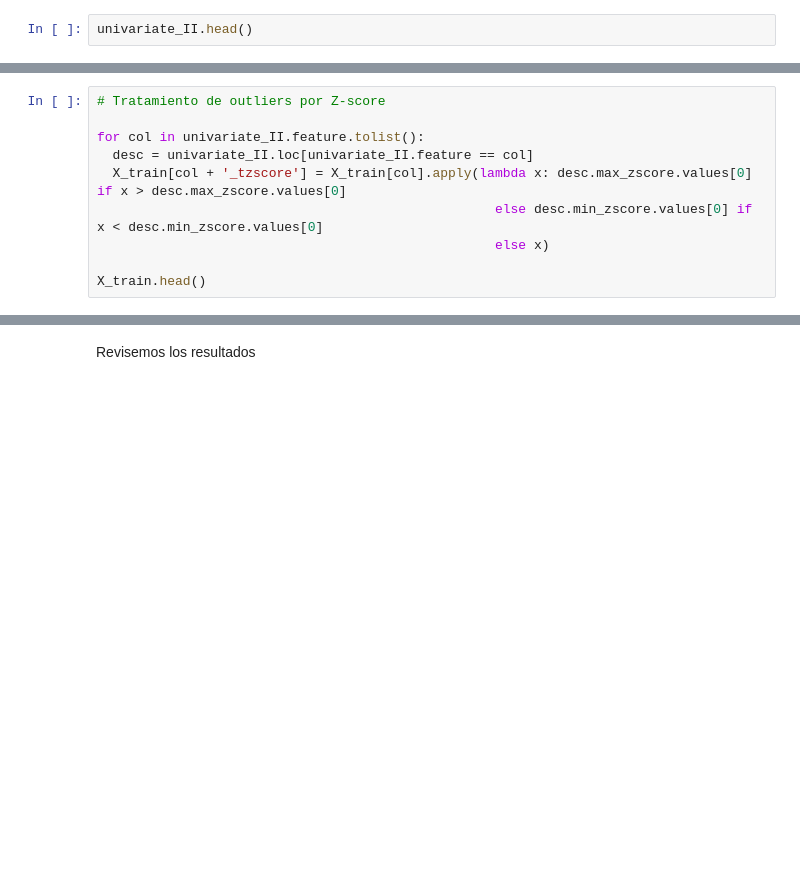
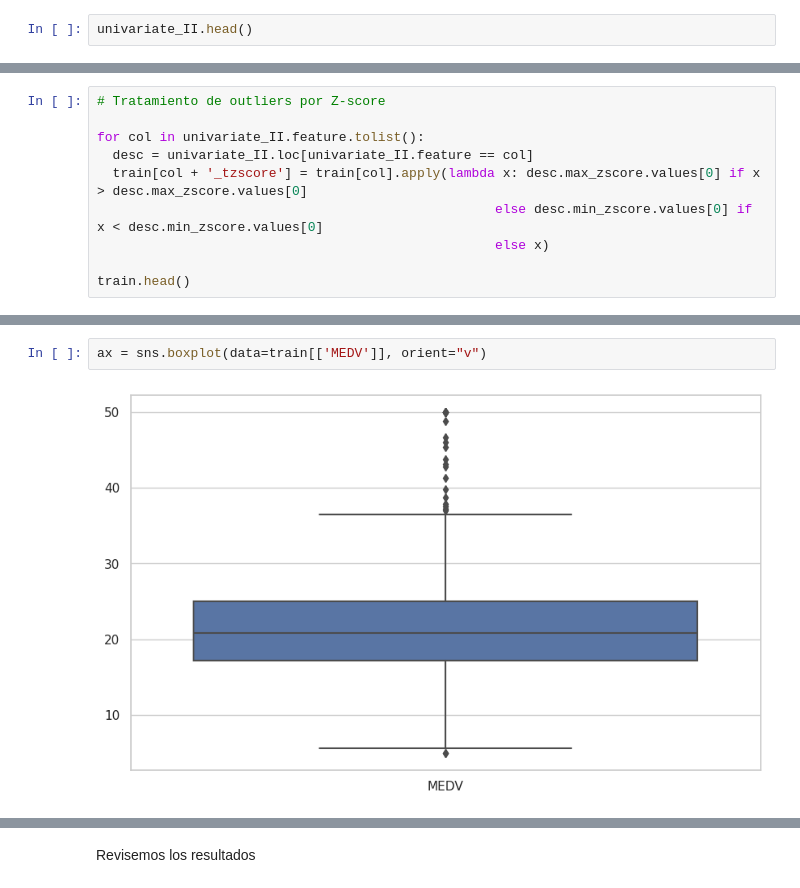
Before and after one commit to maacunap76/Especiaizacion_ML_Deep_DMC, a Jupyter notebook: Supervised_models/Linear_regression/Lab_Boston_Housing_v2.ipynb, the cells around one changed output, grey strips where cells are left out. Drawn from its saved outputs; the diff is of its cells as text; blank space fills up the shorter version.

```diff
--- a/Supervised_models/Linear_regression/Lab_Boston_Housing_v2.ipynb
+++ b/Supervised_models/Linear_regression/Lab_Boston_Housing_v2.ipynb
@@ -582,8 +605,8 @@ univariate_II.head()
 
 for col in univariate_II.feature.tolist():
   desc = univariate_II.loc[univariate_II.feature == col]
-  X_train[col + '_tzscore'] = X_train[col].apply(lambda x: desc.max_zscore.values[0] if x > desc.max_zscore.values[0]
+  train[col + '_tzscore'] = train[col].apply(lambda x: desc.max_zscore.values[0] if x > desc.max_zscore.values[0]
                                                    else desc.min_zscore.values[0] if x < desc.min_zscore.values[0]
                                                    else x)
 
-X_train.head()
+train.head()
@@ -589,0 +621,4 @@ X_train.head()
+# %%
+ax = sns.boxplot(data=train[['MEDV']], orient="v")
+# %% [output]
+[figure, added]
```
Also changed, not shown: parts of 11 cells of this notebook.
